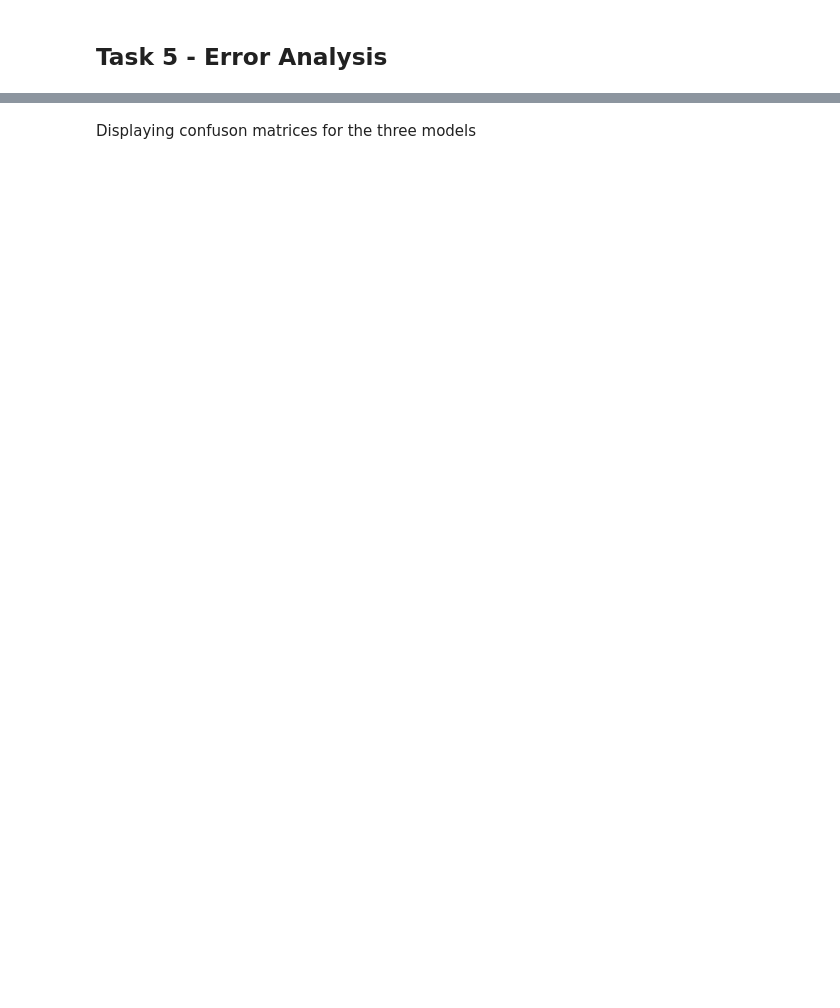
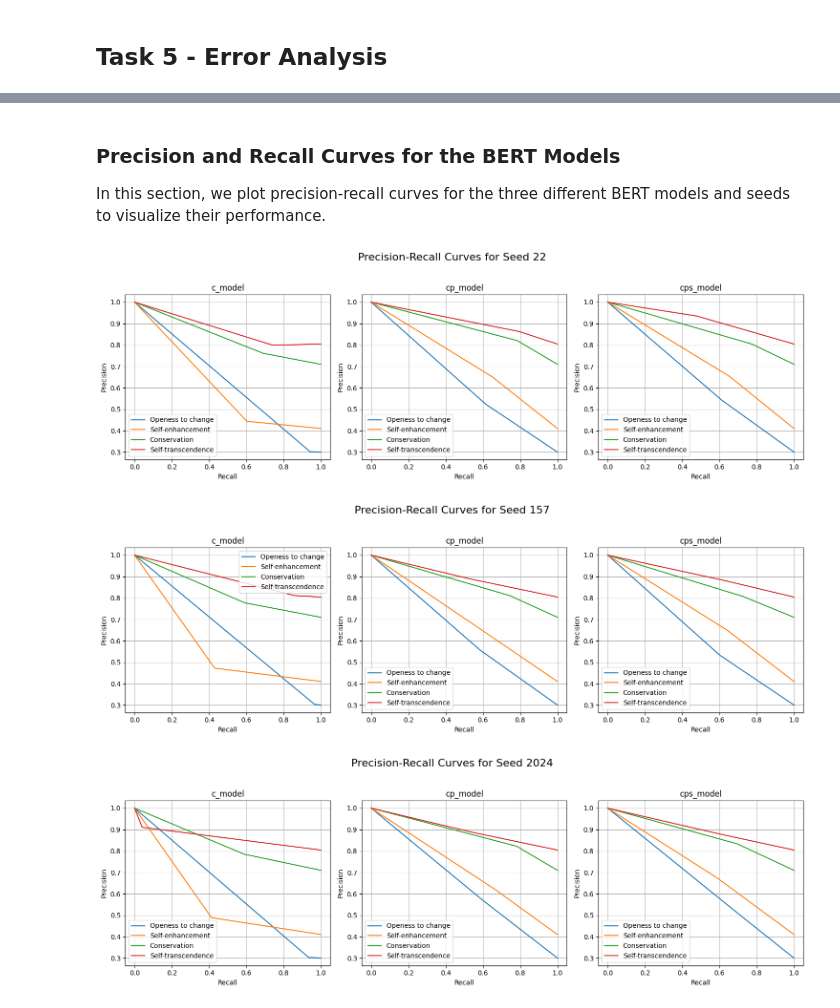
Before and after one commit to madalinaionela/NLP, a Jupyter notebook: ASSIGNMENTS/Assignment 2/A2_final.ipynb, the cells around one changed output, grey strips where cells are left out. Drawn from its saved outputs; the diff is of its cells as text; code cells hidden in the pictures; blank space fills up the shorter version.

```diff
--- a/ASSIGNMENTS/Assignment 2/A2_final.ipynb
+++ b/ASSIGNMENTS/Assignment 2/A2_final.ipynb
@@ -565,9 +613,8 @@ Training process utils
 # %%
-#definition of the loss function
 def loss_function(outputs, targets):
     return torch.nn.BCEWithLogitsLoss()(outputs, targets)
 
-#definition of the optimizers
+# Optimizers
 c_optimizer = Adam(c_model.parameters(), lr = 1e-5)
 cp_optimizer = Adam(cp_model.parameters(), lr = 1e-5)
 cps_optimizer = Adam(cps_model.parameters(), lr = 1e-5)
@@ -581,4 +628,4 @@ def set_seed(seed):
     np.random.seed(seed)
 
 seeds = [22, 157, 2024]
-epochs = 5
+EPOCHS = 5
@@ -911,2 +936,32 @@ for label in ['0', '1', '2', '3']:
-# %% [markdown]
-Displaying confuson matrices for the three models
+# %% [markdown]
+### Precision and Recall Curves for the BERT Models
+In this section, we plot precision-recall curves for the three different BERT models and seeds to visualize their performance.
+# %%
+models = ['c_model', 'cp_model', 'cps_model']
+
+for seed in seeds:
+    # Create a new figure for each seed
+    fig, axs = plt.subplots(1, len(models), figsize=(15, 5))
+    fig.suptitle(f'Precision-Recall Curves for Seed {seed}', fontsize=16)
+
+    # Iterate over models
+    for idx, m in enumerate(models):
+        y_pred = y_preds[f'{m}_{seed}']
+
+        # Plot precision-recall curves for each label in the same subplot
+        for i, label in enumerate(labels):
+            precision, recall, _ = precision_recall_curve(labels_test[:, i], y_pred[:, i])
+            axs[idx].plot(recall, precision, label=label)
+
+        axs[idx].set_xlabel('Recall')
+        axs[idx].set_ylabel('Precision')
+        axs[idx].set_title(f'{m}')
+        axs[idx].legend(loc='best')
+        axs[idx].grid(True)
+
+    plt.tight_layout(rect=[0, 0, 1, 0.95])
+    plt.show()
+# %% [output]
+[figure, added]
+[figure, added]
+[figure, added]
```
Also changed, not shown: parts of 85 cells of this notebook, 2 other files.
